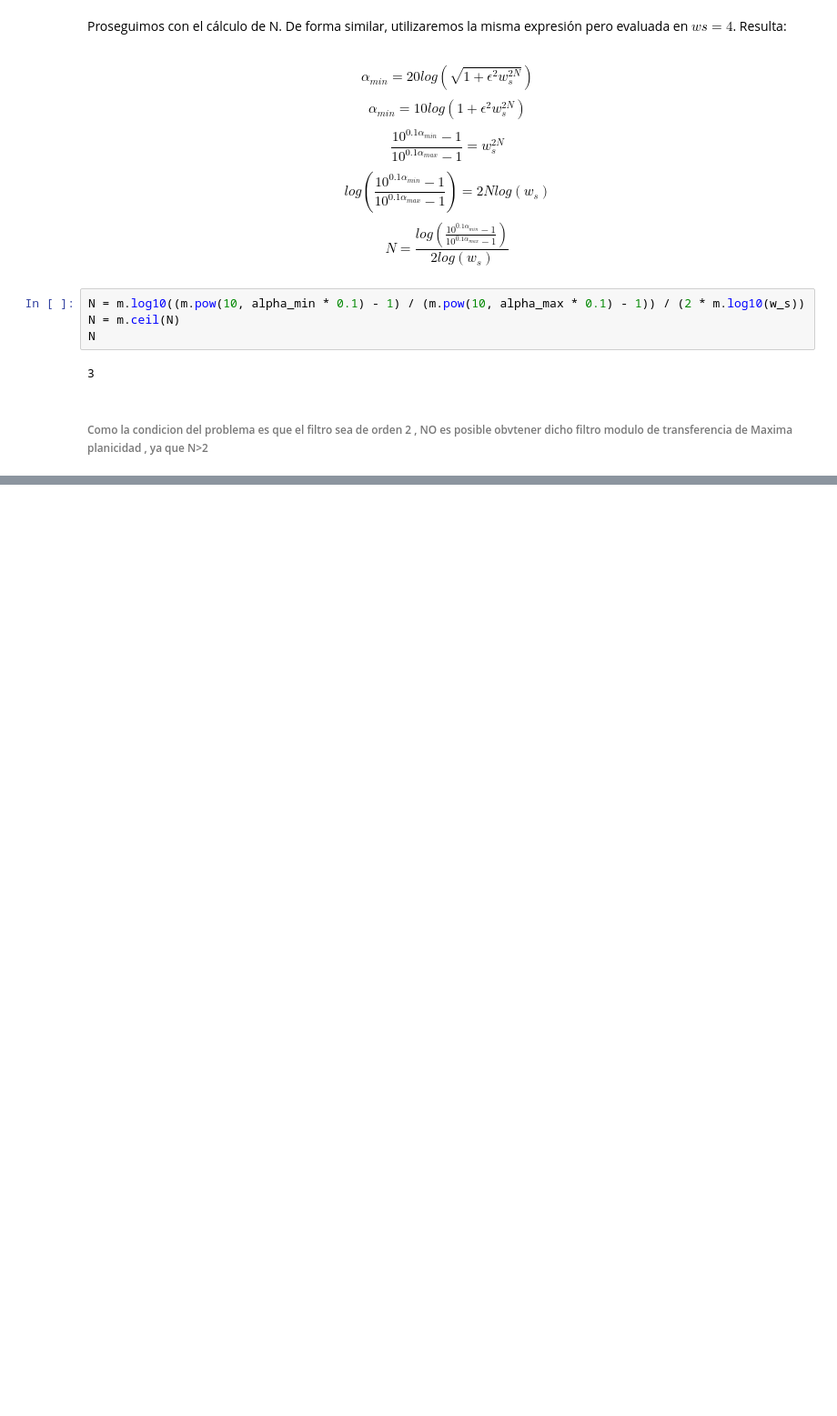
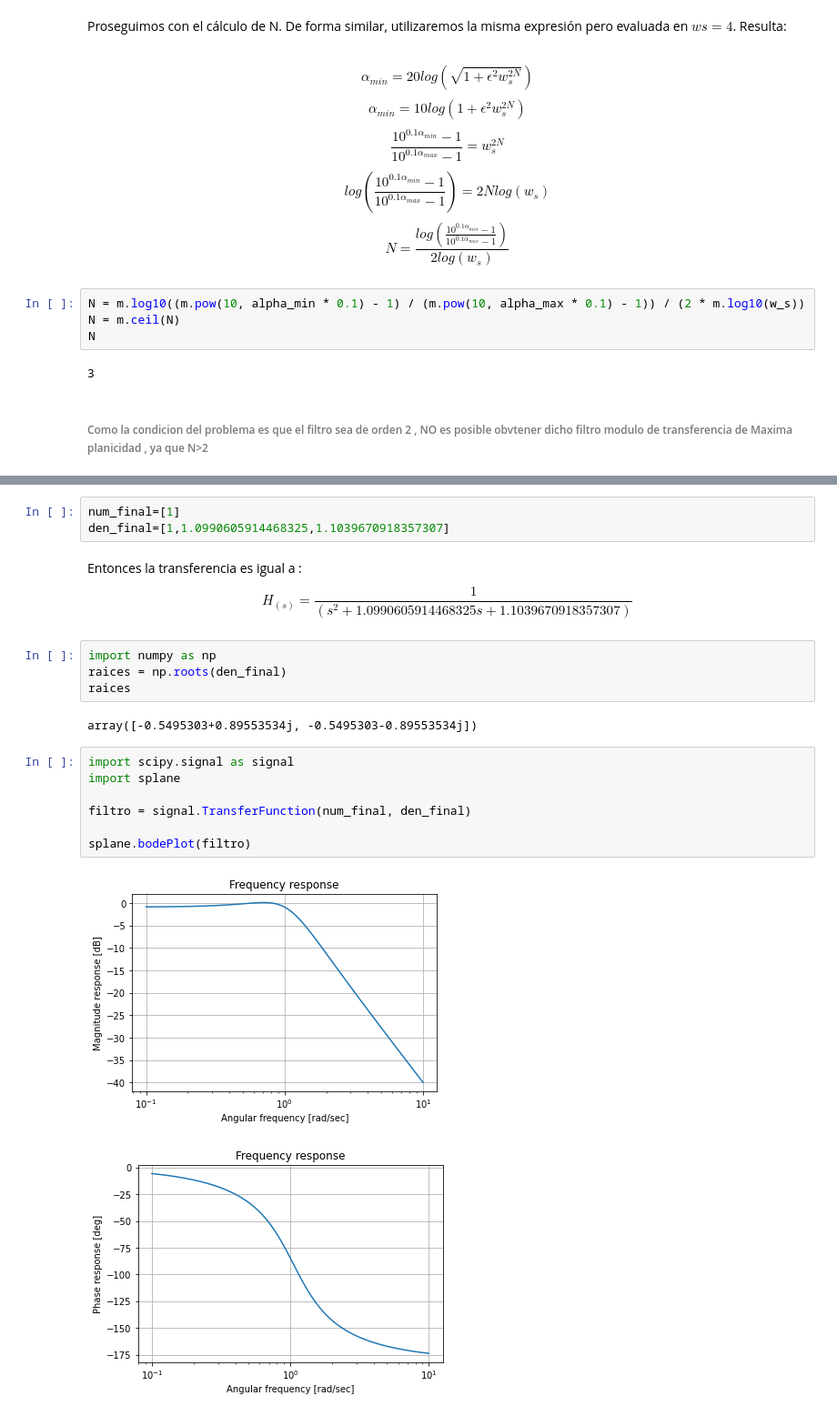
Before and after one commit to jboirazian/TC2_Desafio_1, a Jupyter notebook: TC2 EJ1 Desafio.ipynb, the cells around one changed output, grey strips where cells are left out. Shown: that part at 91% size. Drawn from its saved outputs; the diff is of its cells as text; blank space fills up the shorter version.

```diff
--- a/TC2 EJ1 Desafio.ipynb
+++ b/TC2 EJ1 Desafio.ipynb
@@ -71,0 +152,21 @@ $$
+# %%
+num_final=[1]
+den_final=[1,1.0990605914468325,1.1039670918357307]
+# %% [markdown]
+Entonces la transferencia es igual a : $$H_{(s)}=\frac{1}{(s^2+1.0990605914468325s+1.1039670918357307)}$$
+# %%
+import numpy as np
+raices = np.roots(den_final)
+raices
+# %% [output]
+array([-0.5495303+0.89553534j, -0.5495303-0.89553534j])
+# %%
+import scipy.signal as signal
+import splane
+
+filtro = signal.TransferFunction(num_final, den_final)
+
+splane.bodePlot(filtro)
+# %% [output]
+[figure, added]
+[figure, added]
```
Also changed, not shown: parts of 31 cells of this notebook.
